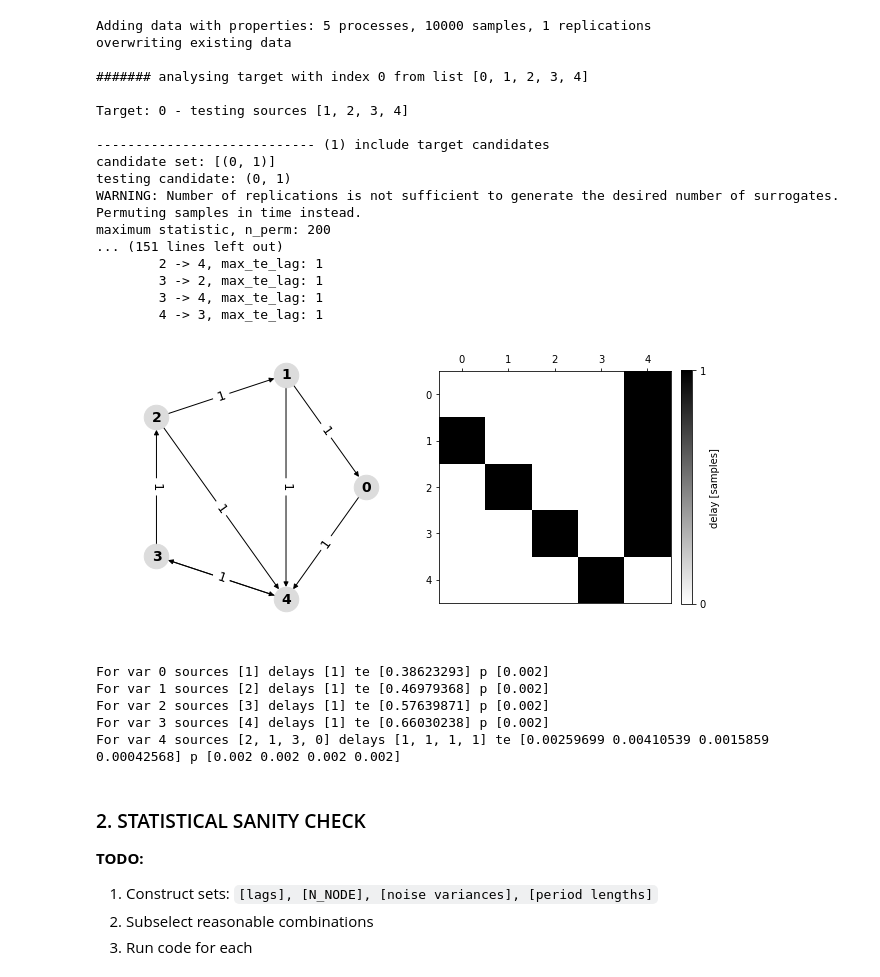
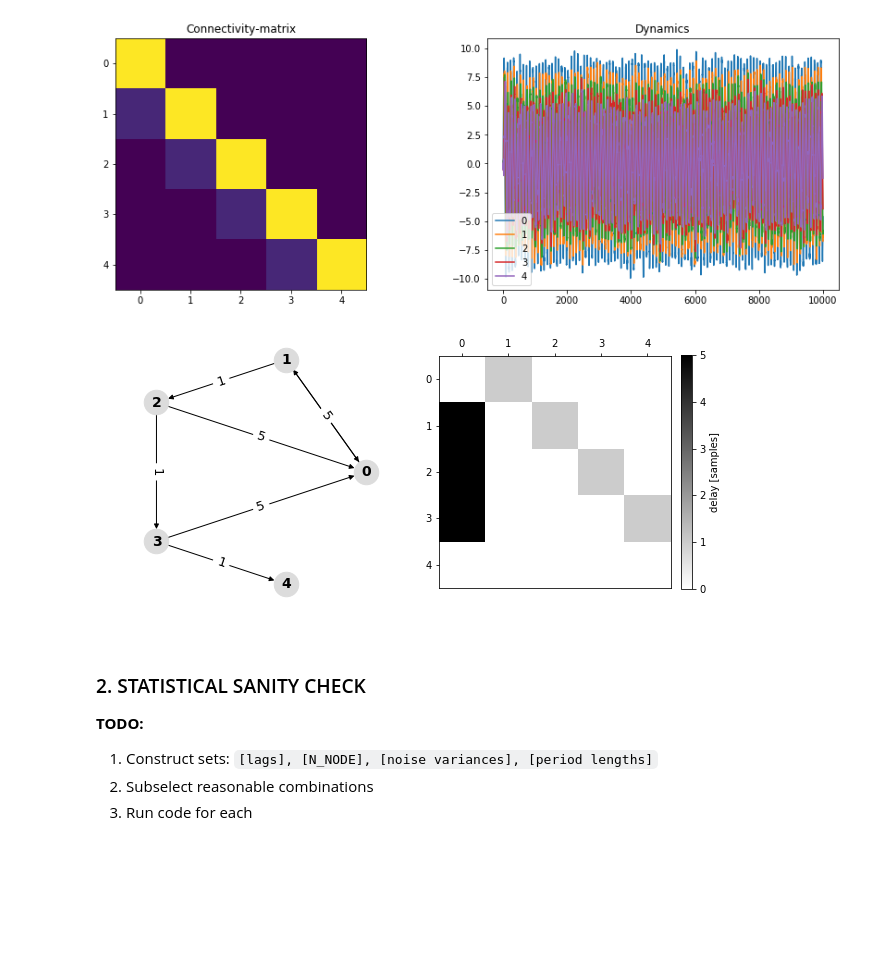
Before and after one commit to aleksejs-fomins/snippets-data-analysis, a Jupyter notebook: libraries/IDTxl/sanitycheck-multivariate-te.ipynb, the cells around one changed output. Drawn from its saved outputs; the diff is of its cells as text; code cells hidden in the pictures; blank space fills up the shorter version.

Commit message:
IDTxl 2

```diff
--- a/libraries/IDTxl/sanitycheck-multivariate-te.ipynb
+++ b/libraries/IDTxl/sanitycheck-multivariate-te.ipynb
@@ -44,0 +77,14 @@ plt.show()
+# %%
+# Set parameters
+param = {
+    'ALPHA'   : 0.9,
+    'N_NODE'  : 5,
+    'N_DATA'  : 10000,
+    'T'       : 100,
+    'STD'     : 0.2
+}
+min_lag, max_lag = 1, 5
+
+# Create dynamical system and compute TE
+DS1 = DynSys(param)
+results = DS1.computeTE(min_lag, max_lag)
@@ -45,53 +109,17 @@ plt.show()
 # %%
-# a) Convert data to ITDxl format
-dataIDTxl = Data(data, dim_order='ps')
+# Plot dynamical system
+DS1.plot()
 
-# b) Initialise analysis object and define settings
-network_analysis = MultivariateTE()
-settings = {'cmi_estimator': 'JidtGaussianCMI',
-            'max_lag_sources': 1,
-            'min_lag_sources': 1}
-
-# c) Run analysis
-results = network_analysis.analyse_network(settings=settings, data=dataIDTxl)
-
-# d) Plot inferred network to console and via matplotlib
-results.print_edge_list(weights='max_te_lag', fdr=False)
+# Plot inferred network to console and via matplotlib
+#results.print_edge_list(weights='max_te_lag', fdr=False)
 plot_network(results=results, weights='max_te_lag', fdr=False)
 plt.show()
+
+# Print details of TE estimation
+parsedRes = parseResults(results, param['N_NODE'])
 # %% [output]
-Adding data with properties: 5 processes, 10000 samples, 1 replications
-overwriting existing data
-
-####### analysing target with index 0 from list [0, 1, 2, 3, 4]
-
-Target: 0 - testing sources [1, 2, 3, 4]
-
----------------------------- (1) include target candidates
-candidate set: [(0, 1)]
-testing candidate: (0, 1)
-WARNING: Number of replications is not sufficient to generate the desired number of surrogates. Permuting samples in time instead.
-maximum statistic, n_perm: 200
-... (151 lines left out)
-        2 -> 4, max_te_lag: 1
-        3 -> 2, max_te_lag: 1
-        3 -> 4, max_te_lag: 1
-        4 -> 3, max_te_lag: 1
-[figure, old version]
+[figure, new version]
+[figure, added]
-# %%
-for i in range(N_NODE):
-    rezThis = results.get_single_target(i, fdr=False)
-    print("For var", i,
-          "sources", [val[0] for val in rezThis['selected_vars_sources']],
-          "delays",  [val[1] for val in rezThis['selected_vars_sources']],
-          'te', rezThis['selected_sources_te'],
-          'p', rezThis['selected_sources_pval'])
-# %% [output]
-For var 0 sources [1] delays [1] te [0.38623293] p [0.002]
-For var 1 sources [2] delays [1] te [0.46979368] p [0.002]
-For var 2 sources [3] delays [1] te [0.57639871] p [0.002]
-For var 3 sources [4] delays [1] te [0.66030238] p [0.002]
-For var 4 sources [2, 1, 3, 0] delays [1, 1, 1, 1] te [0.00259699 0.00410539 0.0015859  0.00042568] p [0.002 0.002 0.002 0.002]
 # %% [markdown]
 ### 2. STATISTICAL SANITY CHECK
 
```
Also changed, not shown: parts of 5 cells of this notebook.
